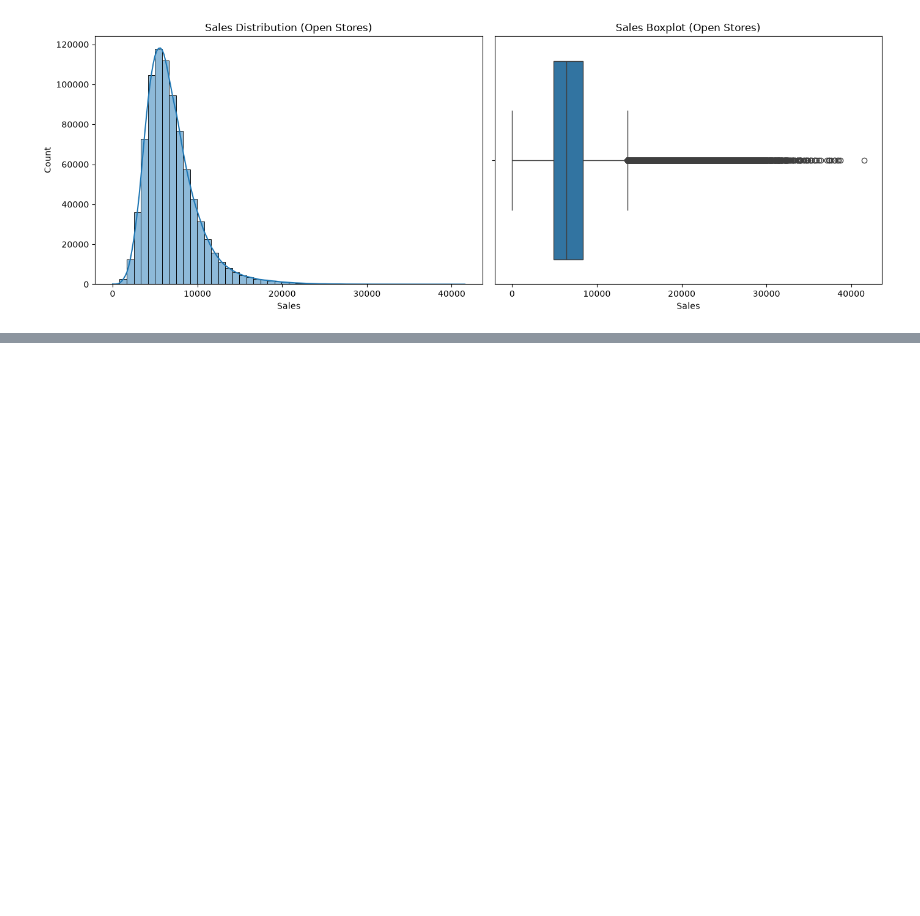
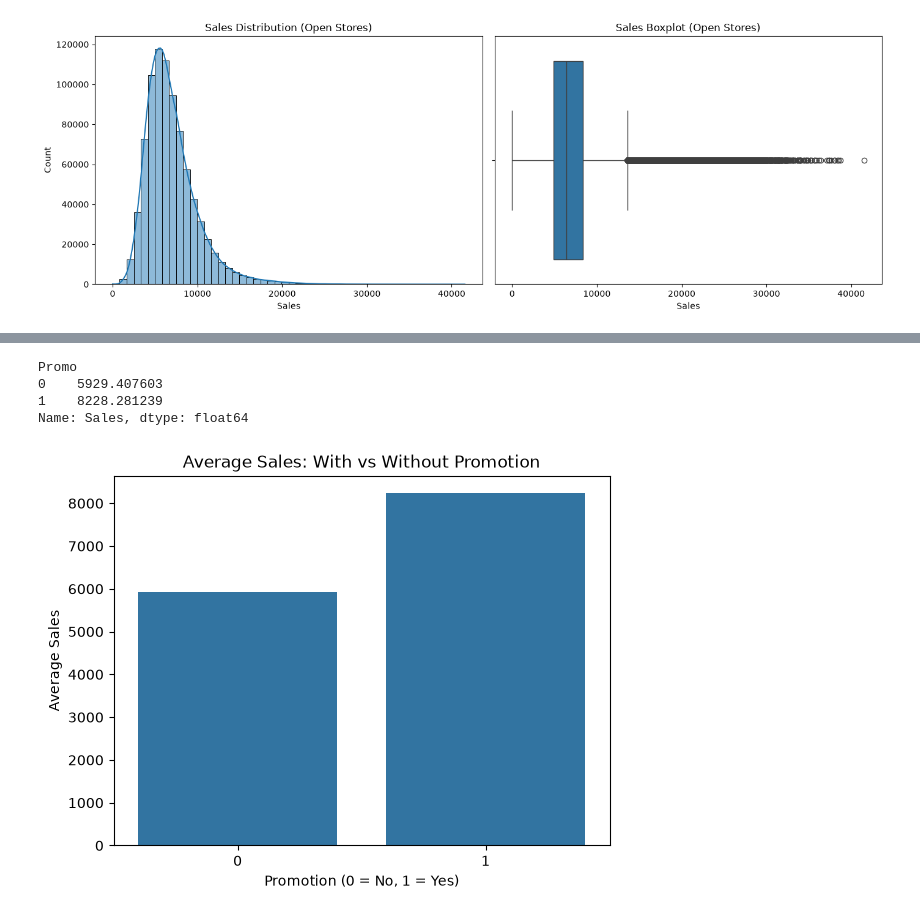
Before and after one commit to MaryamHashemi2002/Retail-Sales-Forecasting-ML, a Jupyter notebook: notebooks/01_data_exploration.ipynb, the cells around one changed output, grey strips where cells are left out. Cells and saved outputs as stored; diff of their text form; code cells hidden in the pictures; blank space fills up the shorter version.

```diff
--- a/notebooks/01_data_exploration.ipynb
+++ b/notebooks/01_data_exploration.ipynb
@@ -376,0 +397,21 @@ plt.show()
+# %%
+sales_by_promo = train[train['Open'] == 1].groupby('Promo')['Sales'].mean()
+
+print(sales_by_promo)
+# %% [output]
+Promo
+0    5929.407603
+1    8228.281239
+Name: Sales, dtype: float64
+# %%
+sns.barplot(
+    x=sales_by_promo.index,
+    y=sales_by_promo.values
+)
+
+plt.title('Average Sales: With vs Without Promotion')
+plt.xlabel('Promotion (0 = No, 1 = Yes)')
+plt.ylabel('Average Sales')
+plt.show()
+# %% [output]
+[figure, added]
```
Also changed, not shown: parts of 35 cells of this notebook.
